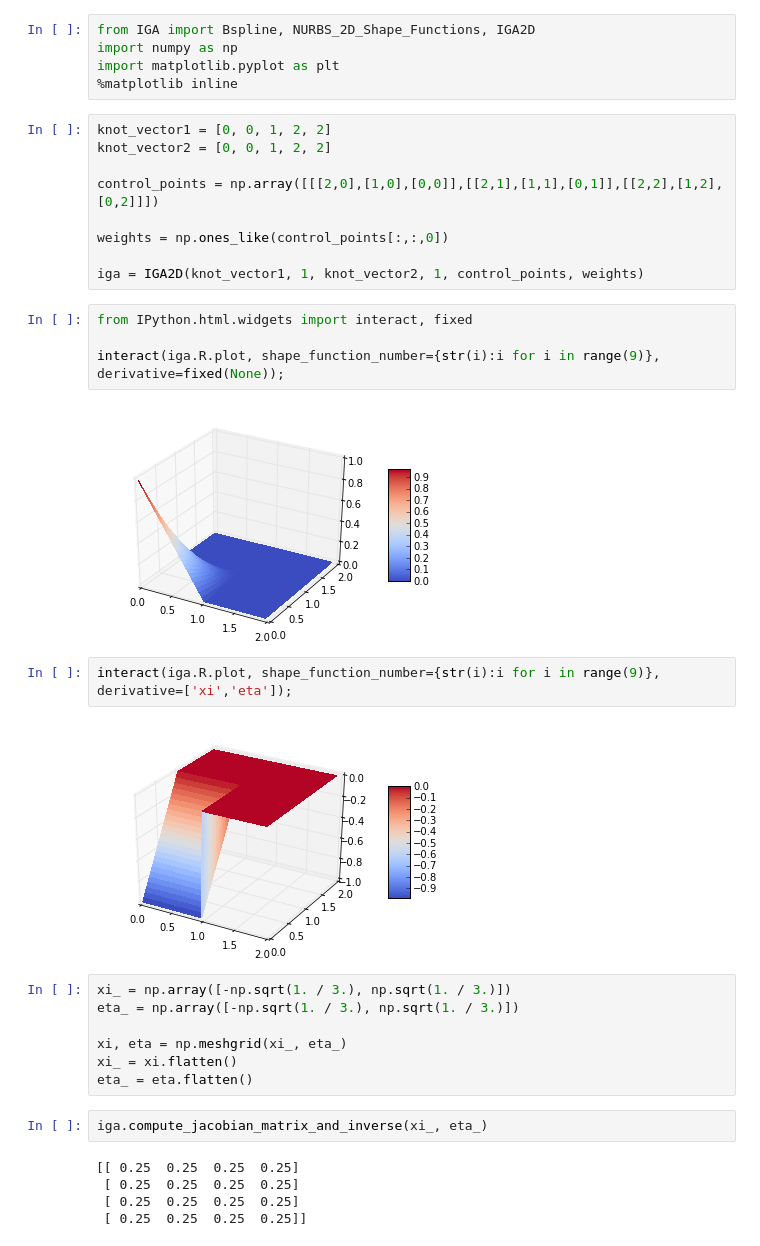
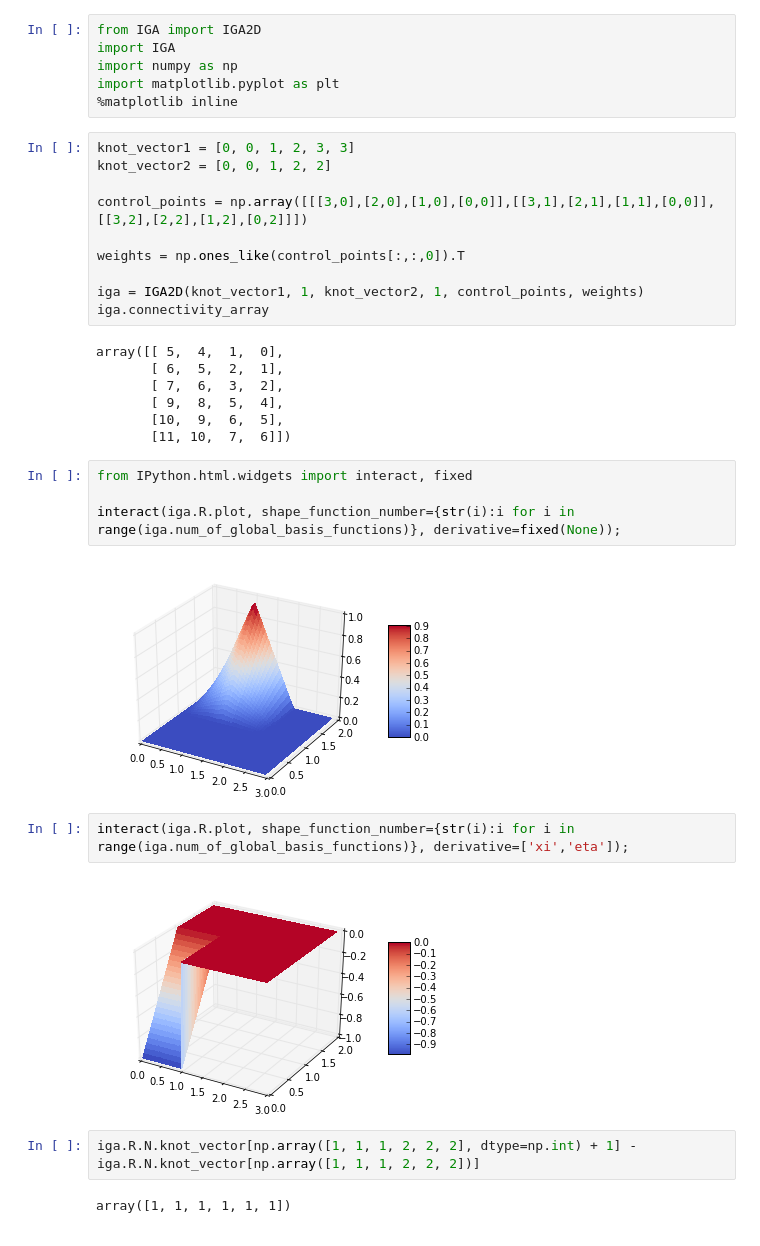
Before and after one commit to johntfoster/IGA, a Jupyter notebook: IGA.test.ipynb, the cells around one changed output. Saved outputs shown, nothing was run; the diff lists cells and outputs as text.

```diff
--- a/IGA.test.ipynb
+++ b/IGA.test.ipynb
@@ -1,38 +1,37 @@
 # %%
-from IGA import Bspline, NURBS_2D_Shape_Functions, IGA2D
+from IGA import IGA2D
+import IGA
 import numpy as np
 import matplotlib.pyplot as plt
 %matplotlib inline
 # %%
-knot_vector1 = [0, 0, 1, 2, 2]
+knot_vector1 = [0, 0, 1, 2, 3, 3]
 knot_vector2 = [0, 0, 1, 2, 2]
 
-control_points = np.array([[[2,0],[1,0],[0,0]],[[2,1],[1,1],[0,1]],[[2,2],[1,2],[0,2]]])
+control_points = np.array([[[3,0],[2,0],[1,0],[0,0]],[[3,1],[2,1],[1,1],[0,0]],[[3,2],[2,2],[1,2],[0,2]]])
 
-weights = np.ones_like(control_points[:,:,0])
+weights = np.ones_like(control_points[:,:,0]).T
 
 iga = IGA2D(knot_vector1, 1, knot_vector2, 1, control_points, weights)
+iga.connectivity_array
+# %% [output]
+array([[ 5,  4,  1,  0],
+       [ 6,  5,  2,  1],
+       [ 7,  6,  3,  2],
+       [ 9,  8,  5,  4],
+       [10,  9,  6,  5],
+       [11, 10,  7,  6]])
 # %%
 from IPython.html.widgets import interact, fixed
 
-interact(iga.R.plot, shape_function_number={str(i):i for i in range(9)}, derivative=fixed(None));
+interact(iga.R.plot, shape_function_number={str(i):i for i in range(iga.num_of_global_basis_functions)}, derivative=fixed(None));
 # %% [output]
-[figure, old version]
+[figure, new version]
 # %%
-interact(iga.R.plot, shape_function_number={str(i):i for i in range(9)}, derivative=['xi','eta']);
+interact(iga.R.plot, shape_function_number={str(i):i for i in range(iga.num_of_global_basis_functions)}, derivative=['xi','eta']);
 # %% [output]
-[figure, old version]
+[figure, new version]
-# %%
-xi_ = np.array([-np.sqrt(1. / 3.), np.sqrt(1. / 3.)])
-eta_ = np.array([-np.sqrt(1. / 3.), np.sqrt(1. / 3.)])
-
-xi, eta = np.meshgrid(xi_, eta_)
-xi_ = xi.flatten()
-eta_ = eta.flatten()
-# %%
-iga.compute_jacobian_matrix_and_inverse(xi_, eta_)
-# %% [output]
-[[ 0.25  0.25  0.25  0.25]
- [ 0.25  0.25  0.25  0.25]
- [ 0.25  0.25  0.25  0.25]
- [ 0.25  0.25  0.25  0.25]]
+# %%
+iga.R.N.knot_vector[np.array([1, 1, 1, 2, 2, 2], dtype=np.int) + 1] - iga.R.N.knot_vector[np.array([1, 1, 1, 2, 2, 2])]
+# %% [output]
+array([1, 1, 1, 1, 1, 1])
```
Also changed, not shown: parts of 2 cells of this notebook, 1 other file.
